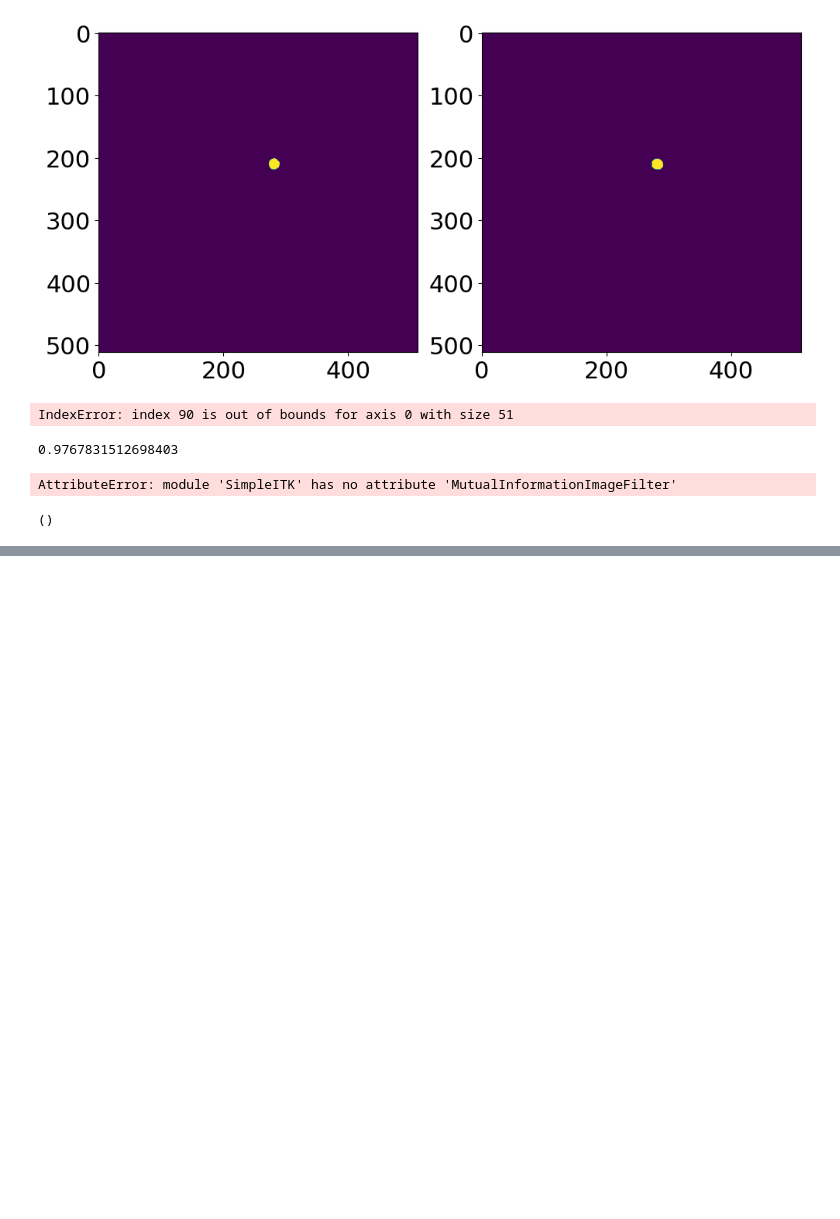
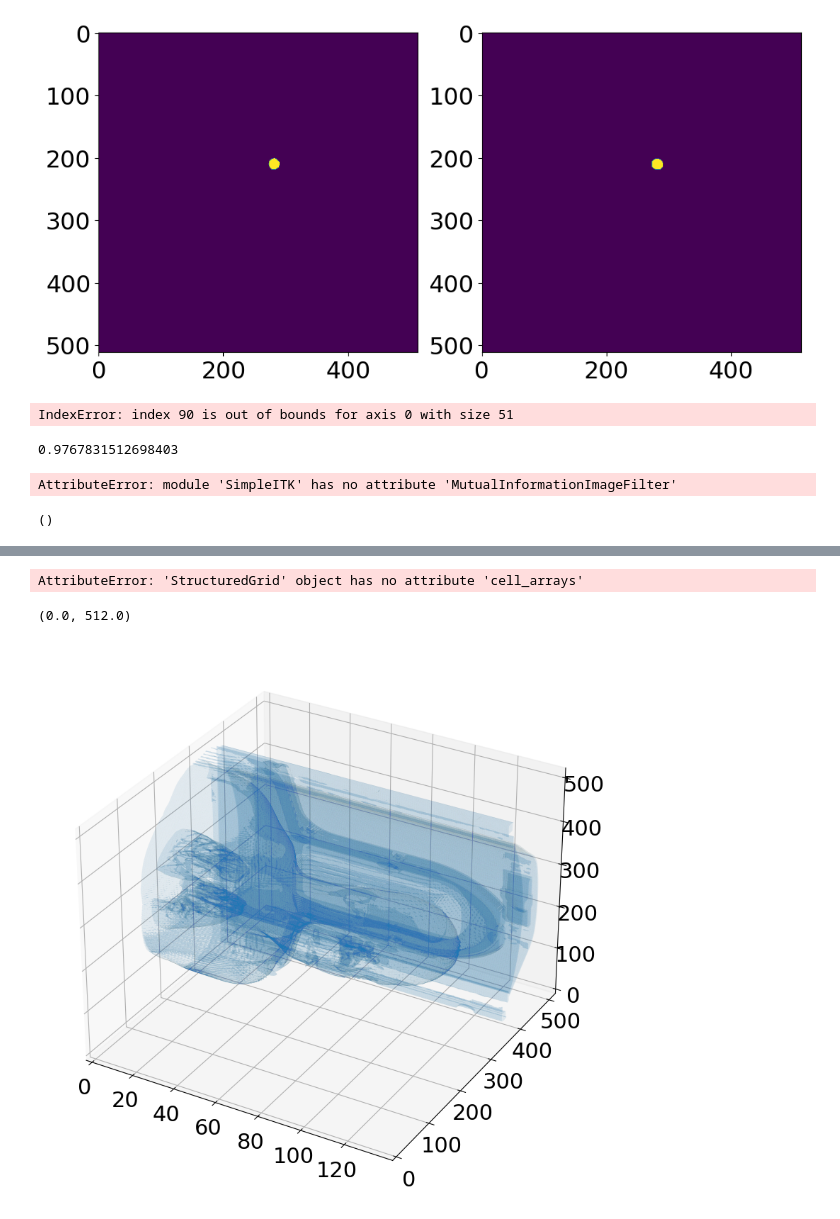
Before and after one commit to kildealab/defaceRT, a Jupyter notebook: Defacing_Evaluation_Metrics.ipynb, the cells around one changed output, grey strips where cells are left out. Saved outputs shown, nothing was run; the diff lists cells and outputs as text; code cells hidden in the pictures; blank space fills up the shorter version.

Commit message:
Test various 3d mesh reconstruction methods

```diff
--- a/Defacing_Evaluation_Metrics.ipynb
+++ b/Defacing_Evaluation_Metrics.ipynb
@@ -582,0 +572,21 @@ for (x, y, w, h) in faces:
+# %%
+ct1_array = sitk.GetArrayFromImage(CT1)
+ct2_array = sitk.GetArrayFromImage(CT2)
+# %%
+grid1 = numpy_to_pyvista(ct1_array)
+# %% [output]
+AttributeError: 'StructuredGrid' object has no attribute 'cell_arrays'
+# %%
+verts, faces, normals, values = measure.marching_cubes(ct1_array,-500)
+mesh = Poly3DCollection(verts[faces],alpha=0.1)
+# %%
+fig = plt.figure(figsize=(10,10))
+ax = fig.add_subplot(111,projection='3d')
+face_color=[0.5,0.5,1]
+ax.add_collection3d(mesh)
+ax.set_xlim(0,ct1_array.shape[0])
+ax.set_ylim(0,ct1_array.shape[1])
+ax.set_zlim(0,ct1_array.shape[2])
+# %% [output]
+(0.0, 512.0)
+[figure, added]
```
Also changed, not shown: parts of 87 cells of this notebook.
